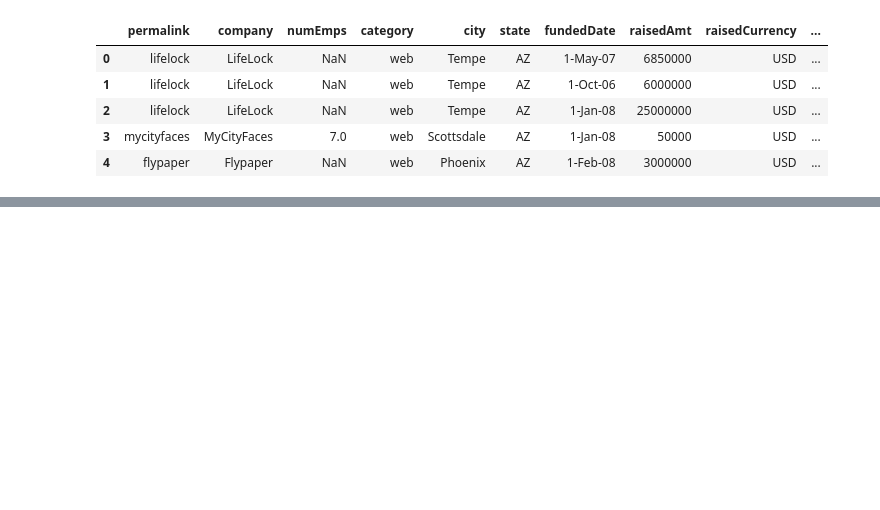
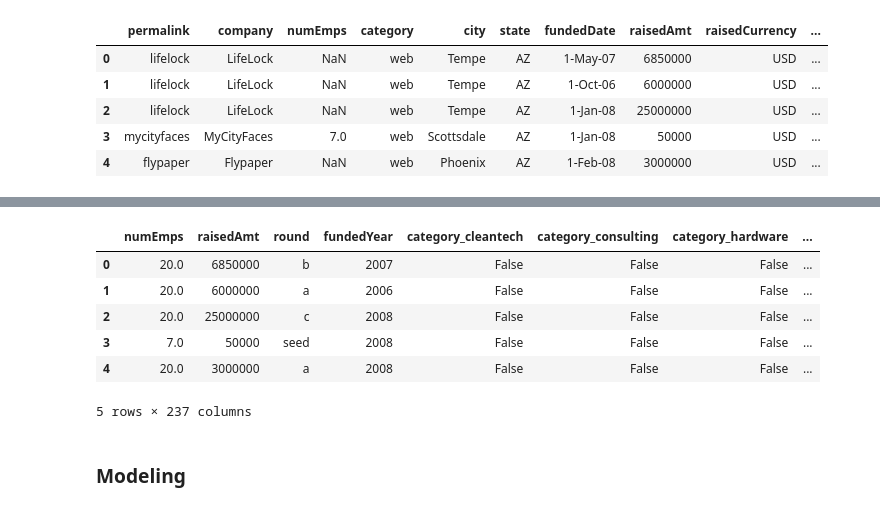
Before and after one commit to stefisha/StefanVelickovic_Omega_DS_InvestmentRounds, a Jupyter notebook: Investment_rounds.ipynb, the cells around one changed output, grey strips where cells are left out. Cells and saved outputs as stored; diff of their text form; code cells hidden in the pictures; blank space fills up the shorter version.

```diff
--- a/Investment_rounds.ipynb
+++ b/Investment_rounds.ipynb
@@ -23,0 +34,23 @@ df.head()
+# %%
+# Fill missing values for numEmps using the median
+df['numEmps'] = df['numEmps'].fillna(df['numEmps'].median())
+
+# Convert fundedDate to datetime format
+if 'fundedDate' in df.columns:
+    df['fundedDate'] = pd.to_datetime(df['fundedDate'], errors='coerce')
+
+    # Create a new column for fundedYear from the fundedDate
+    df['fundedYear'] = df['fundedDate'].dt.year
+
+    # Drop rows with missing fundedDate values
+    df = df.dropna(subset=['fundedDate'])
+
+    # Drop unwanted columns
+    df = df.drop(columns=['permalink', 'company', 'fundedDate'])
+
+# Convert categorical columns into dummy variables
+columns_to_dummy = ['category', 'city', 'state', 'raisedCurrency']
+available_columns = [col for col in columns_to_dummy if col in df.columns]
+
+# Apply get_dummies only to available columns
+df = pd.get_dummies(df, columns=available_columns, drop_first=True)
@@ -23,0 +84,12 @@ df.head()
+# %%
+df.head()
+# %% [output]
+|  | numEmps | raisedAmt | round | fundedYear | category_cleantech | category_consulting | category_hardware | ... |
+| 0 | 20.0 | 6850000 | b | 2007 | False | False | False | ... |
+| 1 | 20.0 | 6000000 | a | 2006 | False | False | False | ... |
+| 2 | 20.0 | 25000000 | c | 2008 | False | False | False | ... |
+| 3 | 7.0 | 50000 | seed | 2008 | False | False | False | ... |
+| 4 | 20.0 | 3000000 | a | 2008 | False | False | False | ... |
+5 rows × 237 columns
+# %% [markdown]
+### Modeling
```
Also changed, not shown: parts of 12 cells of this notebook.
